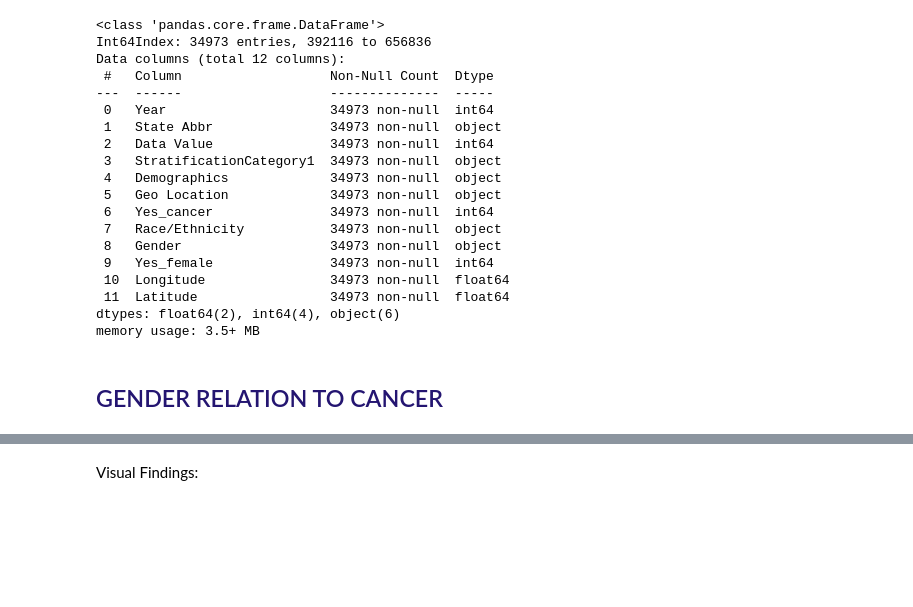
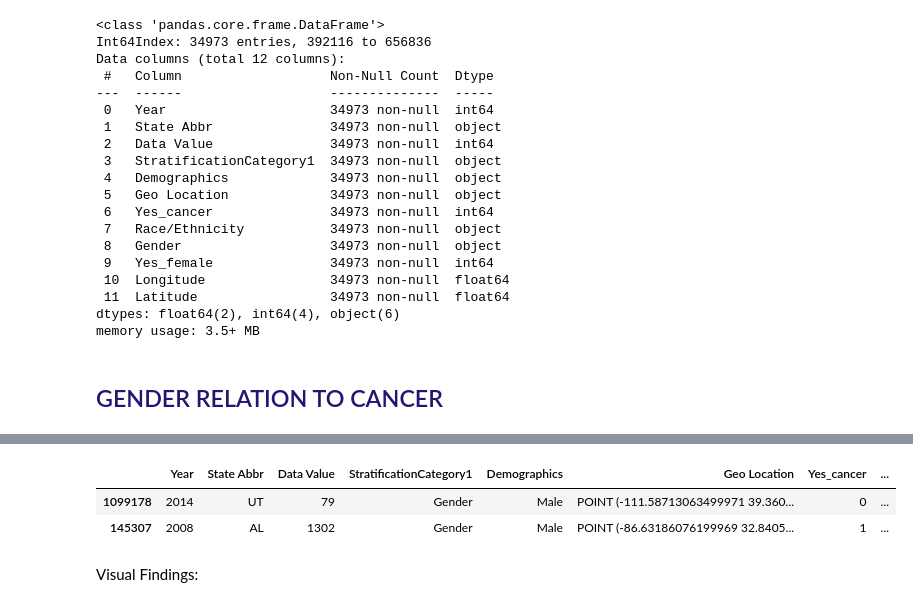
Before and after one commit to annie-carter/DHHS_chronic_disease_indicators, a Jupyter notebook: explore_dhhs_cdi.ipynb, the cells around one changed output, grey strips where cells are left out. Drawn from its saved outputs; the diff is of its cells as text; code cells hidden in the pictures; blank space fills up the shorter version.

```diff
--- a/explore_dhhs_cdi.ipynb
+++ b/explore_dhhs_cdi.ipynb
@@ -559,3 +559,14 @@ plt.show()
+# %%
+# Create DataFrame for graph
+gender_graph = pd.DataFrame(sample_train)
+
+# Filter the DataFrame to keep only 'Male' and 'Female' values and drop rows with blank values
+gender_graph_df = df_sample[df_sample['Gender'].isin(['Male', 'Female'])].dropna(subset=['Gender'])
+gender_graph_df.head(2)
+# %% [output]
+|  | Year | State Abbr | Data Value | StratificationCategory1 | Demographics | Geo Location | Yes_cancer | ... |
+| 1099178 | 2014 | UT | 79 | Gender | Male | POINT (-111.58713063499971 39.360... | 0 | ... |
+| 145307 | 2008 | AL | 1302 | Gender | Male | POINT (-86.63186076199969 32.8405... | 1 | ... |
 # %% [markdown]
 Visual Findings:
 # %% [markdown]
```
Also changed, not shown: parts of 6 cells of this notebook.
